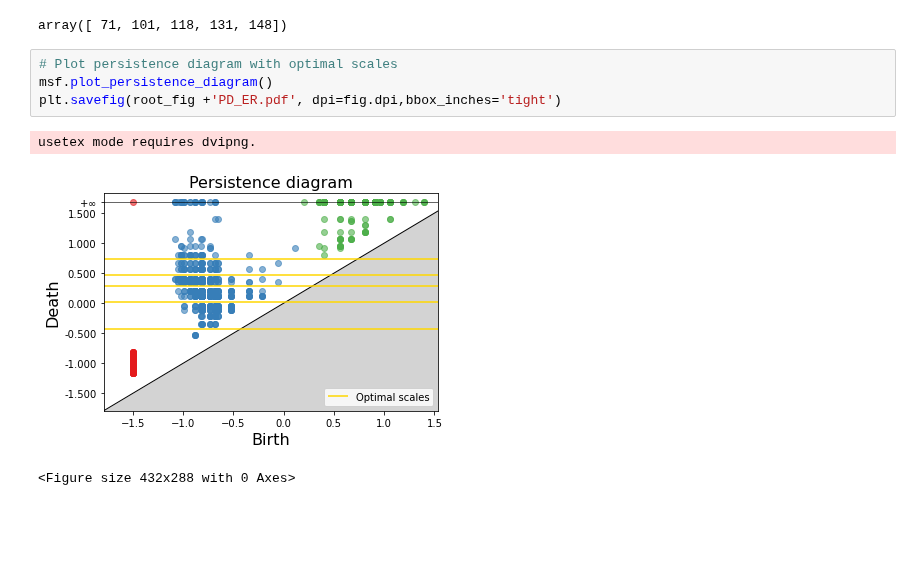
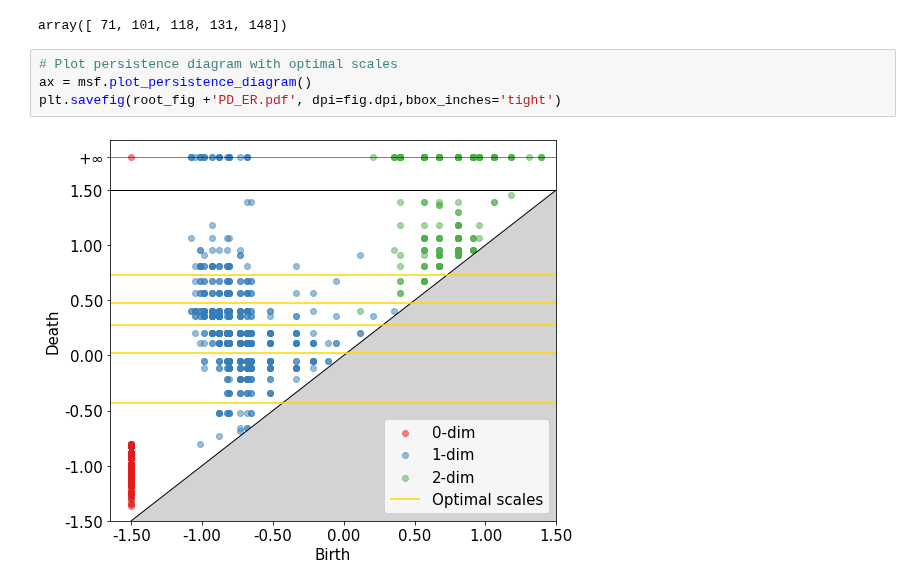
Before and after one commit to barahona-research-group/MCF, a Jupyter notebook: notebooks/220426_Erdos_Renyi.ipynb, the cells around one changed output. Drawn from its saved outputs; the diff is of its cells as text; blank space fills up the shorter version.

Commit message:
improved plotting

```diff
--- a/notebooks/220426_Erdos_Renyi.ipynb
+++ b/notebooks/220426_Erdos_Renyi.ipynb
@@ -142,9 +142,7 @@ msf.optimal_scales
 array([ 71, 101, 118, 131, 148])
 # %%
 # Plot persistence diagram with optimal scales
-msf.plot_persistence_diagram()
+ax = msf.plot_persistence_diagram()
 plt.savefig(root_fig +'PD_ER.pdf', dpi=fig.dpi,bbox_inches='tight')
 # %% [output]
-usetex mode requires dvipng.
-[figure, old version]
+[figure, new version]
-<Figure size 432x288 with 0 Axes>
```
Also changed, not shown: parts of 2 cells of this notebook, 6 other files.
